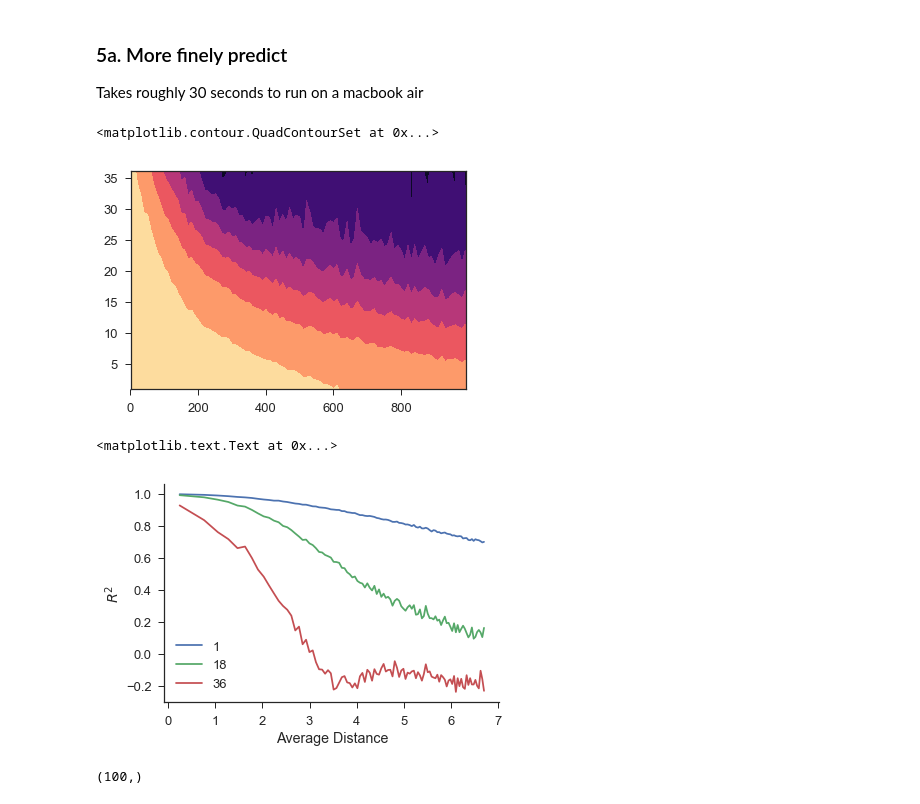
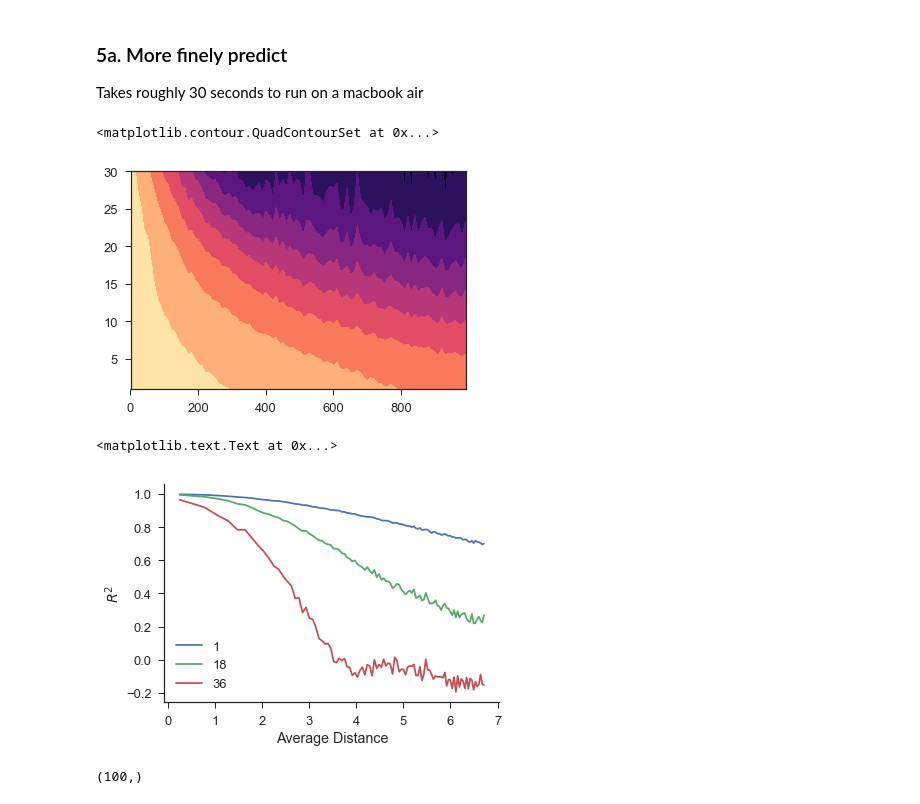
Before and after one commit to nickc1/skedm, a Jupyter notebook: scripts/skedm_examples.ipynb, the cells around one changed output. Drawn from its saved outputs; the diff is of its cells as text; code cells hidden in the pictures.

```diff
--- a/scripts/skedm_examples.ipynb
+++ b/scripts/skedm_examples.ipynb
@@ -237,22 +225,22 @@ d_mean, d_std = M.dist_stats(nn_list)
 # %%
 score = M.score(ytest)
 # %%
-plt.contourf(nn_list,np.arange(1,37),score.T,cmap='magma')
+plt.contourf(nn_list,np.arange(1,31),score.T,cmap='magma')
 # %% [output]
 <matplotlib.contour.QuadContourSet at 0x...>
-[figure, old version]
+[figure, new version]
 # %%
 fig,ax = plt.subplots()
 ax.plot(d_mean,score[:,0], label='1')
-ax.plot(d_mean,score[:,17], label='18')
-ax.plot(d_mean,score[:,35], label='36')
+ax.plot(d_mean,score[:,14], label='18')
+ax.plot(d_mean,score[:,29], label='36')
 ax.legend()
 sns.despine()
 ax.set_ylabel('$R^2$')
 ax.set_xlabel('Average Distance')
 # %% [output]
 <matplotlib.text.Text at 0x...>
-[figure, old version]
+[figure, new version]
 # %%
 d_std.shape
 # %% [output]
```
Also changed, not shown: parts of 39 cells of this notebook, 40 other files.
